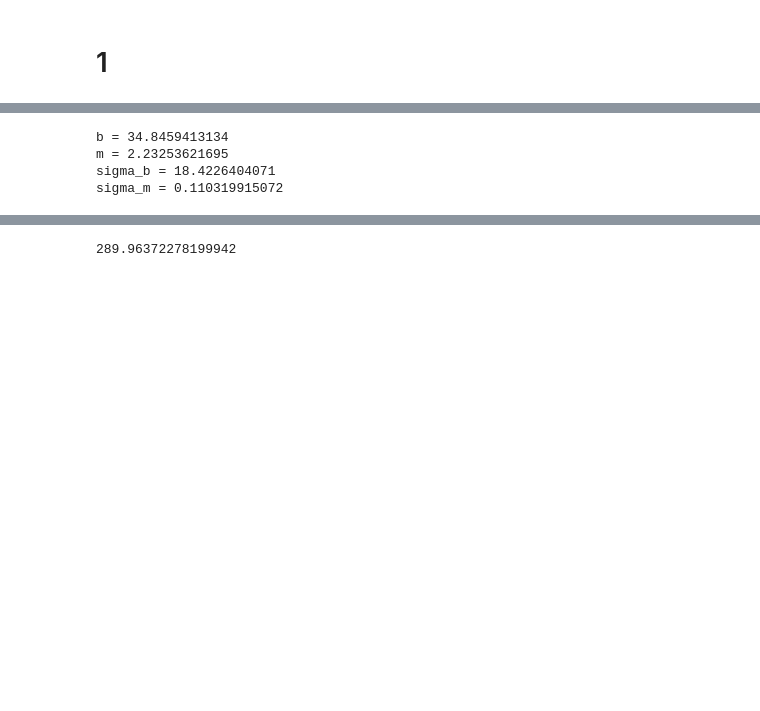
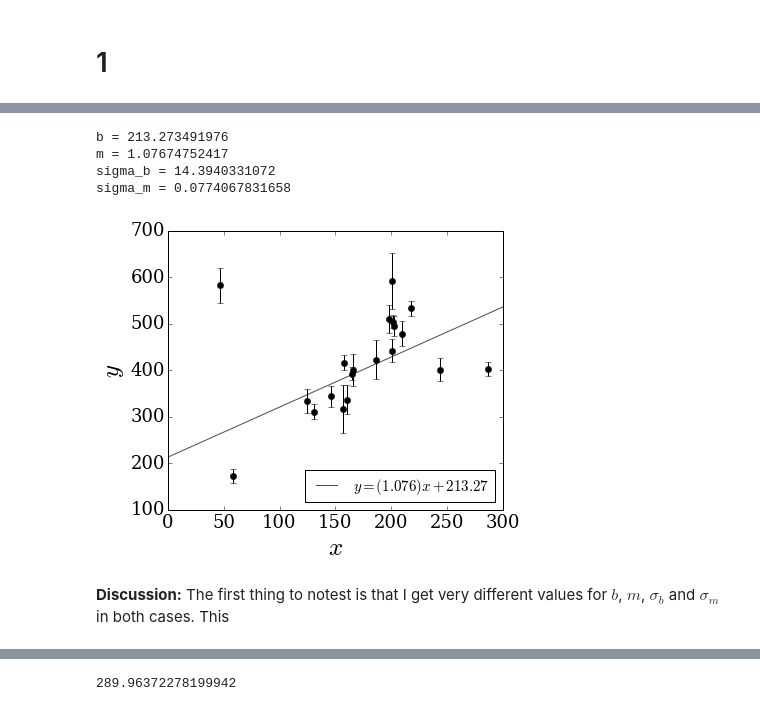
Before and after one commit to jngaravitoc/Lecture_notes_UofA, a Jupyter notebook: Instrumentation/HW2.ipynb, the cells around one changed output, grey strips where cells are left out. Drawn from its saved outputs; the diff is of its cells as text; code cells hidden in the pictures; blank space fills up the shorter version.

```diff
--- a/Instrumentation/HW2.ipynb
+++ b/Instrumentation/HW2.ipynb
@@ -46,9 +91,14 @@ def linear_fit1(x, y, sigmay):
 # %%
-#1a.
-
-linear_fit1(X[5:], Y[5:], sigma_Y[5:])
+linear_fit1(X, Y, sigma_Y)
 # %% [output]
-b = 34.8459413134
-m = 2.23253621695
-sigma_b = 18.4226404071
-sigma_m = 0.110319915072
+b = 213.273491976
+m = 1.07674752417
+sigma_b = 14.3940331072
+sigma_m = 0.0774067831658
+# %%
+scatter_plot(X, Y, sigmay=sigma_Y, m=1.076, b=213.27)
+# %% [output]
+[figure, added]
+# %% [markdown]
+**Discussion:** The first thing to notest is that I get very different values for $b$, $m$, $\sigma_b$
+and $\sigma_m$ in both cases. This
```
Also changed, not shown: parts of 47 cells of this notebook.
